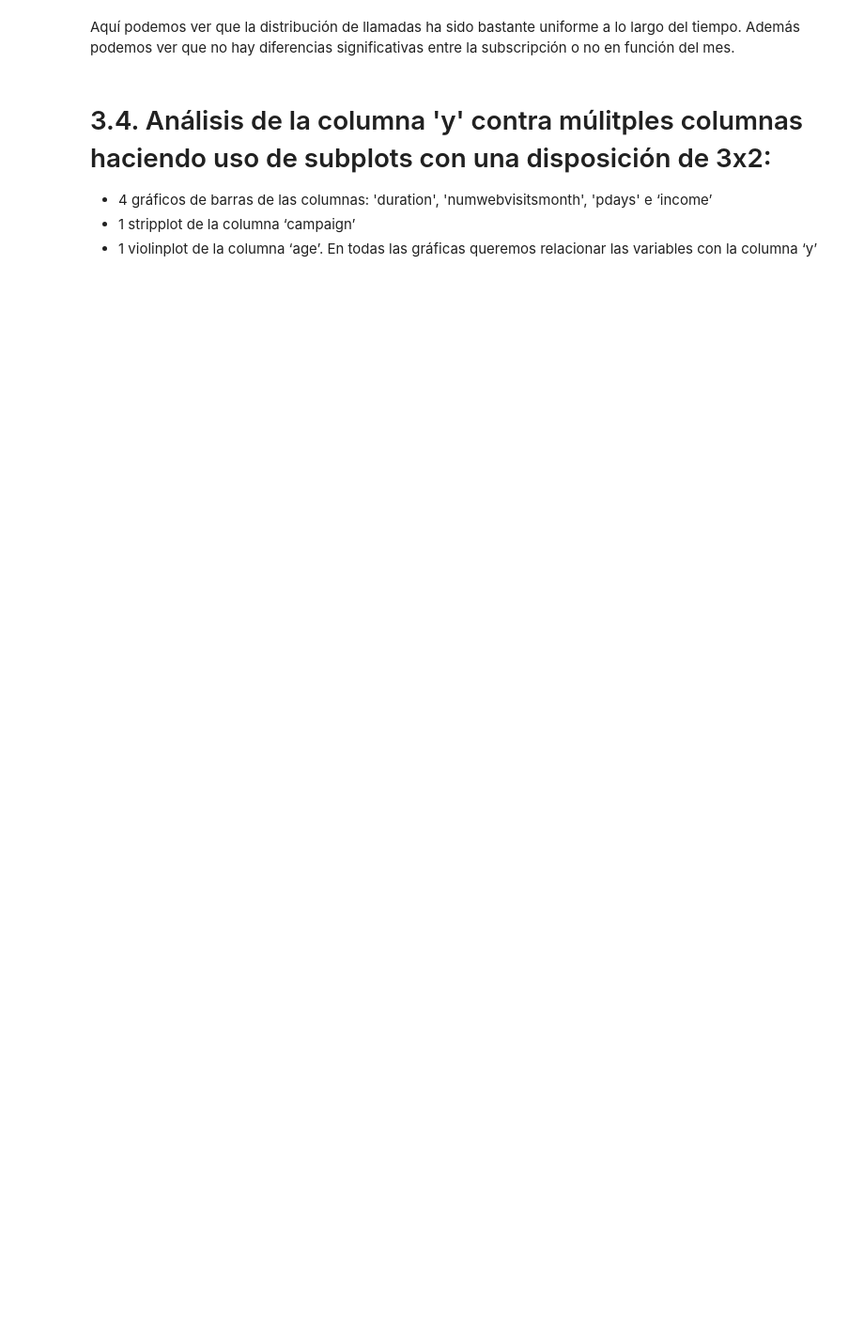
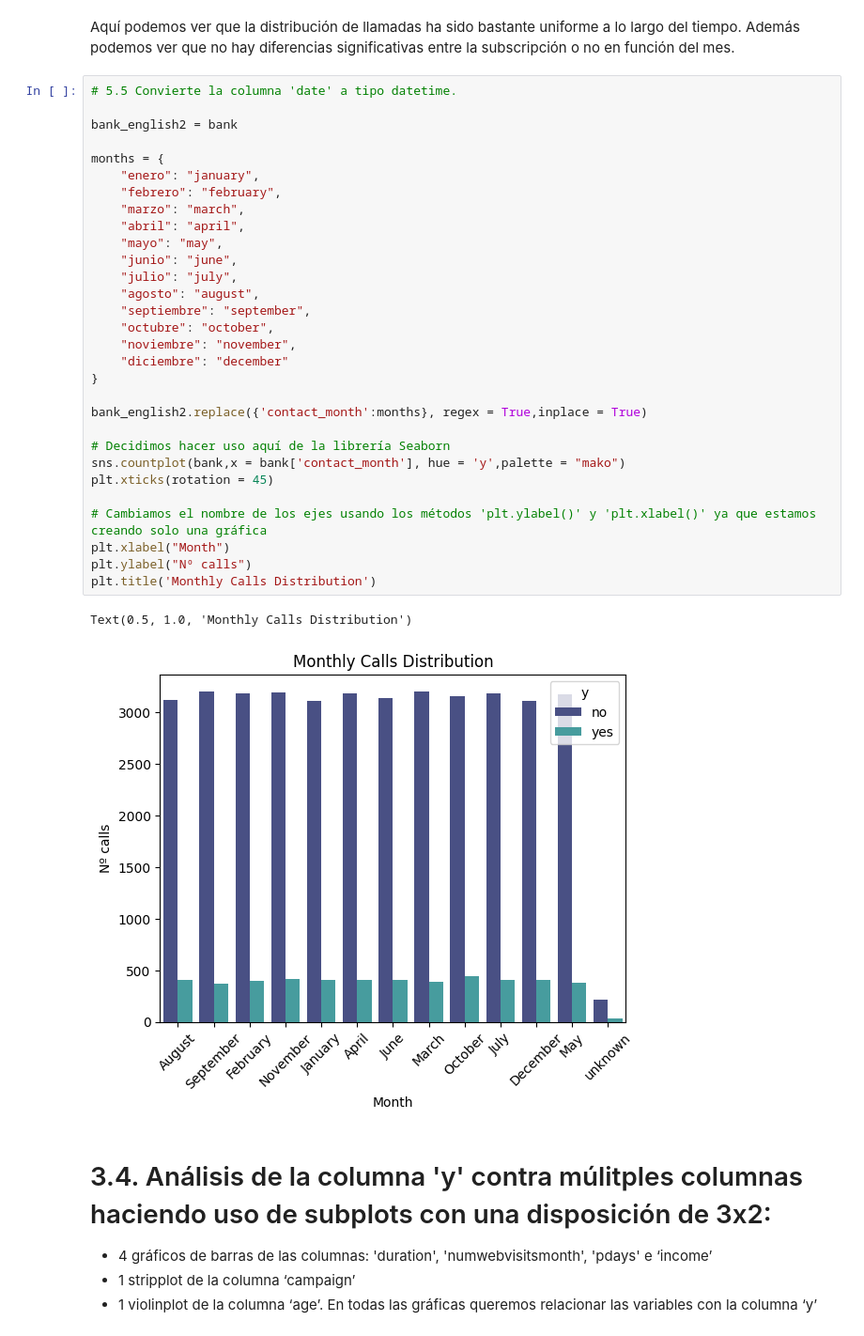
Before and after one commit to CarlEstP/Bank-case-study, a Jupyter notebook: 4. bank-visualizacion.ipynb, the cells around one changed output. Shown at 94% size. Drawn from its saved outputs; the diff is of its cells as text; blank space fills up the shorter version.

Commit message:
to-english

```diff
--- a/4. bank-visualizacion.ipynb
+++ b/4. bank-visualizacion.ipynb
@@ -238,5 +238,38 @@ Text(0.5, 1.0, 'Distribución de llamadas por mes')
 # %% [markdown]
 Aquí podemos ver que la distribución de llamadas ha sido bastante uniforme a lo largo del tiempo. Además podemos ver que no hay diferencias significativas entre la subscripción o no en función del mes.
+# %%
+# 5.5 Convierte la columna 'date' a tipo datetime.
+
+bank_english2 = bank
+
+months = {
+    "enero": "january",
+    "febrero": "february",
+    "marzo": "march",
+    "abril": "april",
+    "mayo": "may",
+    "junio": "june",
+    "julio": "july",
+    "agosto": "august",
+    "septiembre": "september",
+    "octubre": "october",
+    "noviembre": "november",
+    "diciembre": "december"
+}
+
+bank_english2.replace({'contact_month':months}, regex = True,inplace = True)
+
+# Decidimos hacer uso aquí de la librería Seaborn
+sns.countplot(bank,x = bank['contact_month'], hue = 'y',palette = "mako")
+plt.xticks(rotation = 45)
+
+# Cambiamos el nombre de los ejes usando los métodos 'plt.ylabel()' y 'plt.xlabel()' ya que estamos creando solo una gráfica
+plt.xlabel("Month")
+plt.ylabel("Nº calls")
+plt.title('Monthly Calls Distribution')
+# %% [output]
+Text(0.5, 1.0, 'Monthly Calls Distribution')
+[figure, added]
 # %% [markdown]
 # 3.4. Análisis de la columna 'y' contra múlitples columnas haciendo uso de subplots con una disposición de 3x2:
 - 4 gráficos de barras de las columnas: 'duration', 'numwebvisitsmonth', 'pdays' e ‘income’
```
Also changed, not shown: parts of 3 cells of this notebook, 3 other files.
